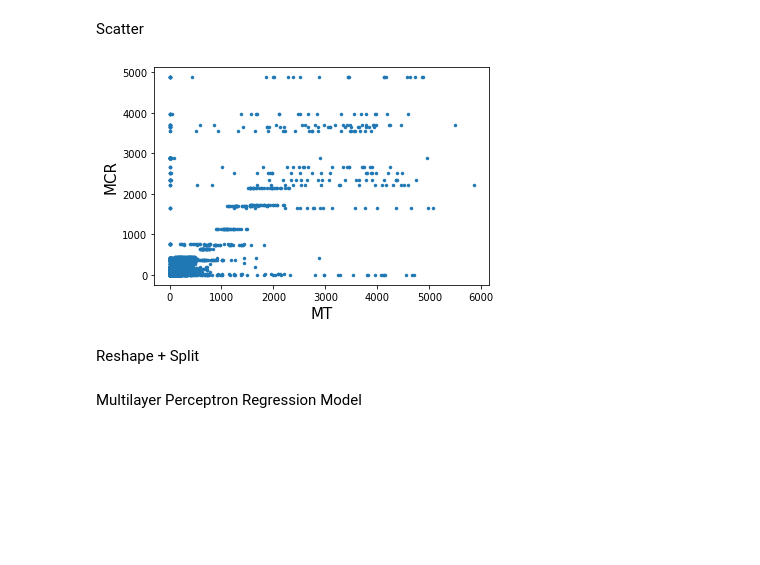
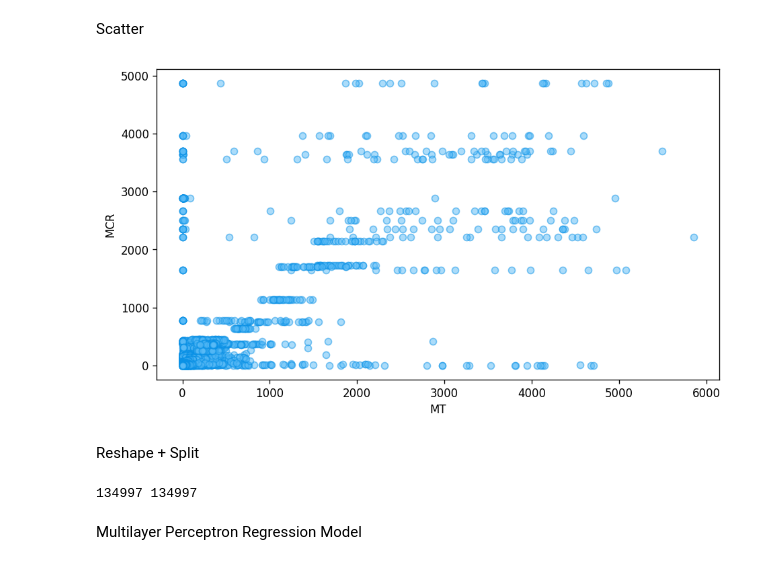
Before and after one commit to SiNa88/clusterdata-prediction, a Jupyter notebook: cluster-trace-microservices-v2021/microservice-prediction/mlp_mcr.ipynb, the cells around one changed output. Drawn from its saved outputs; the diff is of its cells as text; code cells hidden in the pictures; blank space fills up the shorter version.

```diff
--- a/cluster-trace-microservices-v2021/microservice-prediction/mlp_mcr.ipynb
+++ b/cluster-trace-microservices-v2021/microservice-prediction/mlp_mcr.ipynb
@@ -38,19 +43,23 @@ Pearsons correlation: 0.752
 Scatter
 # %%
 import matplotlib.pyplot as plt
-plt.scatter(x=X, y=Y, marker=".", linewidth=0.5)
-#plt.title('Data')
-plt.ylabel('MCR', fontsize=15)
-plt.xlabel('MT', fontsize=15)
+plt.figure(figsize=(9, 5), dpi=120)
+plt.scatter(x=X, y=Y, color="#59bbf7", marker="o",alpha=0.5, edgecolors="#0991e6")
+plt.xlabel('MT', fontsize=10)
+plt.ylabel('MCR', fontsize=10)
 plt.show()
 # %% [output]
-[figure, old version]
+[figure, new version]
 # %% [markdown]
 Reshape + Split
 # %%
 X = X.reshape(-1, 1)
 from sklearn.model_selection import train_test_split
 X_train, X_test, Y_train, Y_test = train_test_split(X, Y, random_state=1)
+
+print(len(X_train), len(Y_train))
+# %% [output]
+134997 134997
 # %% [markdown]
 Multilayer Perceptron Regression Model
 # %%
```
Also changed, not shown: parts of 3 cells of this notebook.
